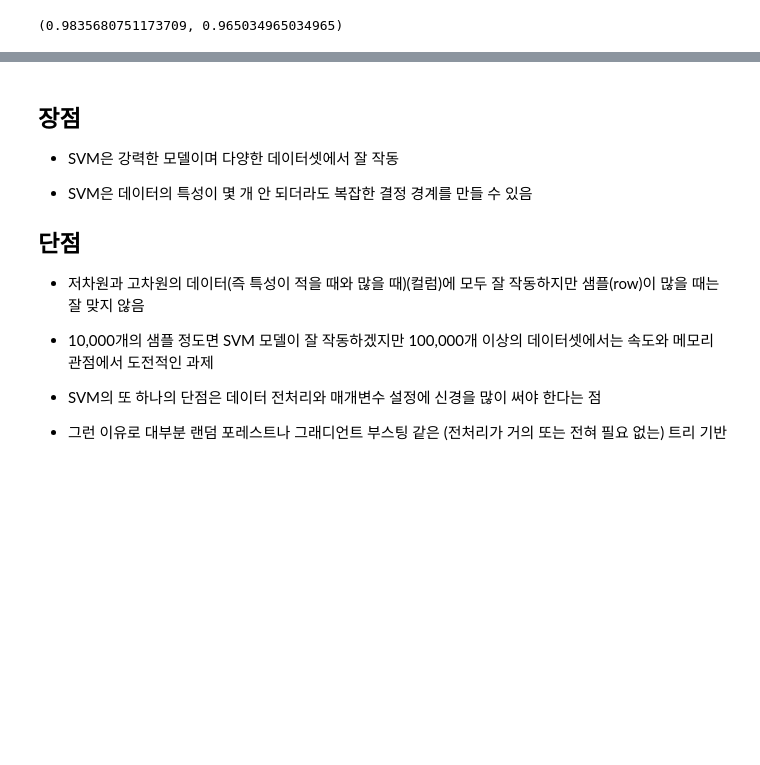
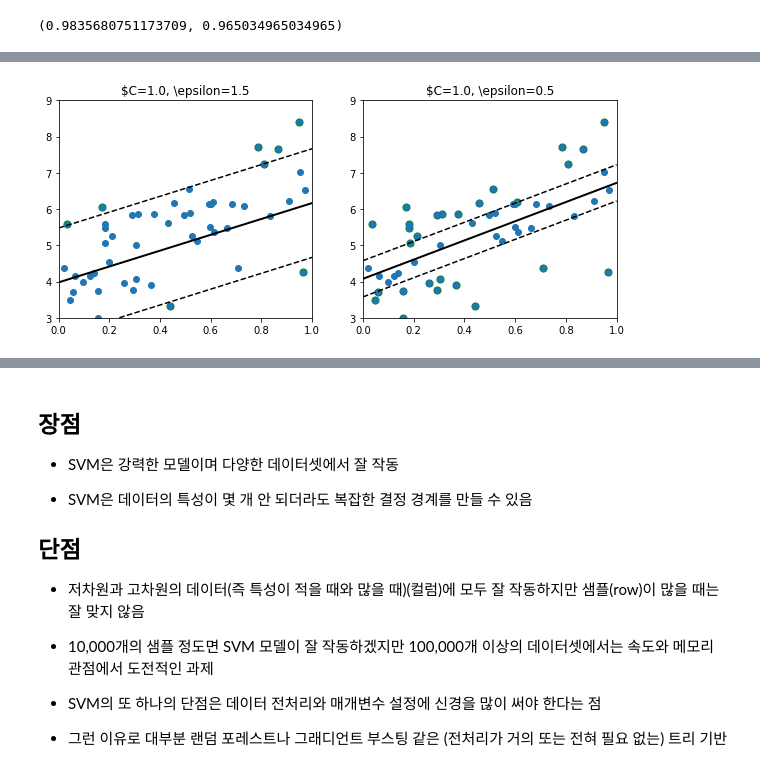
Before and after one commit to hwayoung306/AI, a Jupyter notebook: 20220427_ml_03_지도학습_SVM.ipynb, the cells around one changed output, grey strips where cells are left out. Cells and saved outputs as stored; diff of their text form; code cells hidden in the pictures; blank space fills up the shorter version.

```diff
--- a/20220427_ml_03_지도학습_SVM.ipynb
+++ b/20220427_ml_03_지도학습_SVM.ipynb
@@ -444,0 +543,24 @@ model.score(X_train_scaled, y_train), model.score(X_test_scaled, y_test)
+# %%
+def plot_svm_reg(svm, X, y, ax, axes):
+  ax.plot(X, y, 'bo')
+  XX = np.linspace(axes[0], axes[1], 100).reshape(100, 1)
+  y_pred = svm.predict(XX)
+  ax.plot(XX, y_pred, 'k-' ,linewidth=2)
+  ax.plot(XX, y_pred + svm.epsilon, 'k--')
+  ax.plot(XX, y_pred - svm.epsilon, 'k--')
+  ax.scatter(X[svm.support_], y[svm.support_], s=100, facecolor='red')
+  ax.axis( axes )  # 쉬운 리미트표현
+
+  ax.set_title(r"$C={}, \epsilon={}".format(svm.C, svm.epsilon) )
+# %%
+fig, axes = plt.subplots(1, 2, figsize=(10, 4))
+
+model = LinearSVR(epsilon=1.5).fit(X, y)
+model.support_ = find_support_vectors(model, X, y)
+plot_svm_reg(model, X, y, axes[0], [0, 1, 3, 9])
+
+model = LinearSVR(epsilon=0.5).fit(X, y)
+model.support_ = find_support_vectors(model, X, y)
+plot_svm_reg(model, X, y, axes[1], [0, 1, 3, 9])
+# %% [output]
+[figure, added]
```
Also changed, not shown: parts of 19 cells of this notebook.
